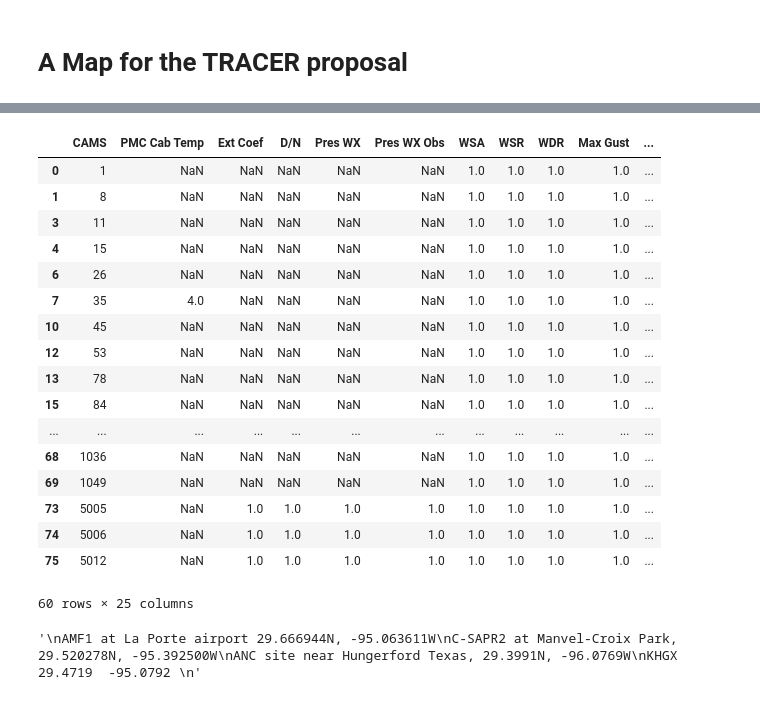
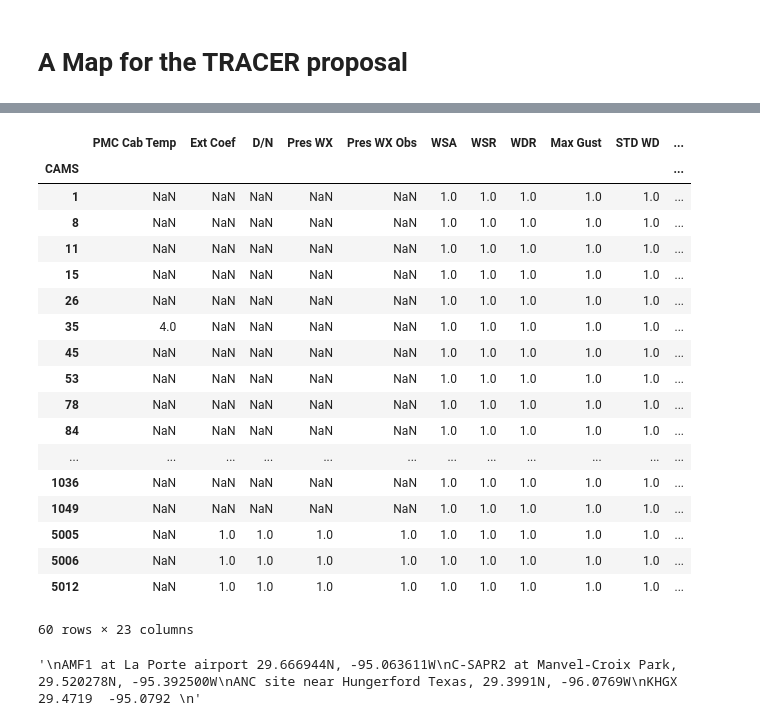
Before and after one commit to ARM-Development/TRACER, a Jupyter notebook: notebooks/TRACER_map.ipynb, the cells around one changed output, grey strips where cells are left out. Drawn from its saved outputs; the diff is of its cells as text; code cells hidden in the pictures.

Commit message:
Update ARM locations and fix pandas warnings

```diff
--- a/notebooks/TRACER_map.ipynb
+++ b/notebooks/TRACER_map.ipynb
@@ -265,24 +238,40 @@ Cams unknown Totals
-# %%
-good_met
-# %% [output]
-|  | CAMS | PMC Cab Temp | Ext Coef | D/N | Pres WX | Pres WX Obs | WSA | WSR | WDR | Max Gust | ... |
-| 0 | 1 | NaN | NaN | NaN | NaN | NaN | 1.0 | 1.0 | 1.0 | 1.0 | ... |
-| 1 | 8 | NaN | NaN | NaN | NaN | NaN | 1.0 | 1.0 | 1.0 | 1.0 | ... |
-| 3 | 11 | NaN | NaN | NaN | NaN | NaN | 1.0 | 1.0 | 1.0 | 1.0 | ... |
-| 4 | 15 | NaN | NaN | NaN | NaN | NaN | 1.0 | 1.0 | 1.0 | 1.0 | ... |
-| 6 | 26 | NaN | NaN | NaN | NaN | NaN | 1.0 | 1.0 | 1.0 | 1.0 | ... |
-| 7 | 35 | 4.0 | NaN | NaN | NaN | NaN | 1.0 | 1.0 | 1.0 | 1.0 | ... |
-| 10 | 45 | NaN | NaN | NaN | NaN | NaN | 1.0 | 1.0 | 1.0 | 1.0 | ... |
-| 12 | 53 | NaN | NaN | NaN | NaN | NaN | 1.0 | 1.0 | 1.0 | 1.0 | ... |
-| 13 | 78 | NaN | NaN | NaN | NaN | NaN | 1.0 | 1.0 | 1.0 | 1.0 | ... |
-| 15 | 84 | NaN | NaN | NaN | NaN | NaN | 1.0 | 1.0 | 1.0 | 1.0 | ... |
-| ... | ... | ... | ... | ... | ... | ... | ... | ... | ... | ... | ... |
-| 68 | 1036 | NaN | NaN | NaN | NaN | NaN | 1.0 | 1.0 | 1.0 | 1.0 | ... |
-| 69 | 1049 | NaN | NaN | NaN | NaN | NaN | 1.0 | 1.0 | 1.0 | 1.0 | ... |
-| 73 | 5005 | NaN | 1.0 | 1.0 | 1.0 | 1.0 | 1.0 | 1.0 | 1.0 | 1.0 | ... |
-| 74 | 5006 | NaN | 1.0 | 1.0 | 1.0 | 1.0 | 1.0 | 1.0 | 1.0 | 1.0 | ... |
-| 75 | 5012 | NaN | 1.0 | 1.0 | 1.0 | 1.0 | 1.0 | 1.0 | 1.0 | 1.0 | ... |
-60 rows × 25 columns
+# %%
+# Cast the CAMS column to int64
+good_met['CAMSint'] = good_met.CAMS.astype('int64')
+good_met = good_met.drop(columns=['CAMS']).rename(columns={'CAMSint':'CAMS'})
+
+# Set all indexes to be the CAMS ID number, and combine the main location table with the hidden locations
+idx_good_met=good_met.set_index('CAMS')
+idx_cams_locs=cams_locs.set_index('CAMS')[['Longitude','Latitude']]
+idx_hidden_cams=hidden_cams.set_index('CAMS')
+idx_all_cams_locs = pd.concat([idx_cams_locs, idx_hidden_cams])
+# print(idx_good_met.index.dtype, idx_all_cams_locs.index.dtype)
+# idx_all_cams_locs
+
+# Join the location table to . Drops any locations with a CAMS ID not in idx_good_met
+join_met = idx_good_met.join(idx_all_cams_locs)
+good_met = join_met[np.logical_not(pd.isna(join_met.Longitude))]
+good_met
+# %% [output]
+|  | PMC Cab Temp | Ext Coef | D/N | Pres WX | Pres WX Obs | WSA | WSR | WDR | Max Gust | STD WD | ... |
+| CAMS |  |  |  |  |  |  |  |  |  |  | ... |
+| 1 | NaN | NaN | NaN | NaN | NaN | 1.0 | 1.0 | 1.0 | 1.0 | 1.0 | ... |
+| 8 | NaN | NaN | NaN | NaN | NaN | 1.0 | 1.0 | 1.0 | 1.0 | 1.0 | ... |
+| 11 | NaN | NaN | NaN | NaN | NaN | 1.0 | 1.0 | 1.0 | 1.0 | 1.0 | ... |
+| 15 | NaN | NaN | NaN | NaN | NaN | 1.0 | 1.0 | 1.0 | 1.0 | 1.0 | ... |
+| 26 | NaN | NaN | NaN | NaN | NaN | 1.0 | 1.0 | 1.0 | 1.0 | 1.0 | ... |
+| 35 | 4.0 | NaN | NaN | NaN | NaN | 1.0 | 1.0 | 1.0 | 1.0 | 1.0 | ... |
+| 45 | NaN | NaN | NaN | NaN | NaN | 1.0 | 1.0 | 1.0 | 1.0 | 1.0 | ... |
+| 53 | NaN | NaN | NaN | NaN | NaN | 1.0 | 1.0 | 1.0 | 1.0 | 1.0 | ... |
+| 78 | NaN | NaN | NaN | NaN | NaN | 1.0 | 1.0 | 1.0 | 1.0 | 1.0 | ... |
+| 84 | NaN | NaN | NaN | NaN | NaN | 1.0 | 1.0 | 1.0 | 1.0 | 1.0 | ... |
+| ... | ... | ... | ... | ... | ... | ... | ... | ... | ... | ... | ... |
+| 1036 | NaN | NaN | NaN | NaN | NaN | 1.0 | 1.0 | 1.0 | 1.0 | 1.0 | ... |
+| 1049 | NaN | NaN | NaN | NaN | NaN | 1.0 | 1.0 | 1.0 | 1.0 | 1.0 | ... |
+| 5005 | NaN | 1.0 | 1.0 | 1.0 | 1.0 | 1.0 | 1.0 | 1.0 | 1.0 | 1.0 | ... |
+| 5006 | NaN | 1.0 | 1.0 | 1.0 | 1.0 | 1.0 | 1.0 | 1.0 | 1.0 | 1.0 | ... |
+| 5012 | NaN | 1.0 | 1.0 | 1.0 | 1.0 | 1.0 | 1.0 | 1.0 | 1.0 | 1.0 | ... |
+60 rows × 23 columns
 # %%
 
 inst_names = {}
```
Also changed, not shown: parts of 13 cells of this notebook.
